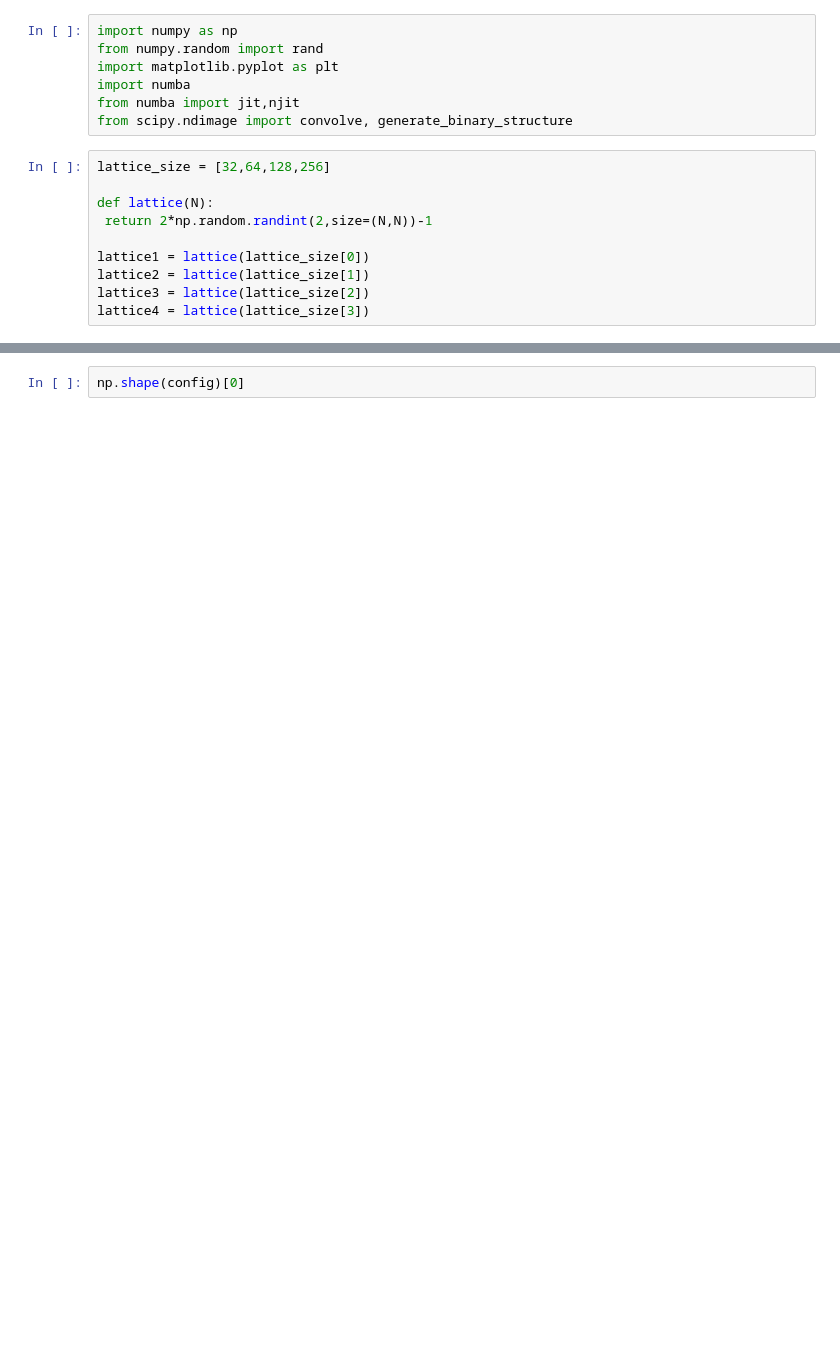
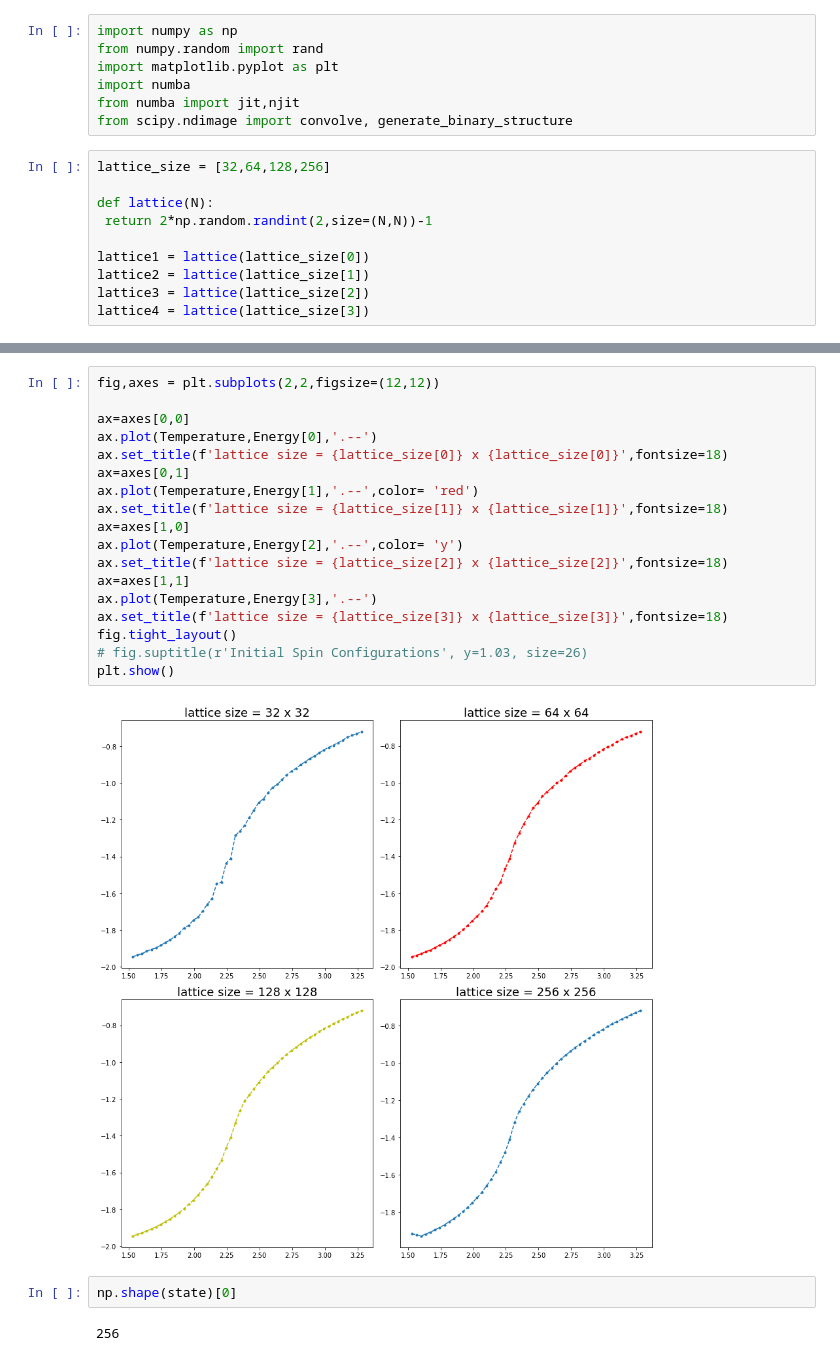
Before and after one commit to DUMUduwaka/Ising-Model, a Jupyter notebook: Ising_Model.ipynb, the cells around one changed output, grey strips where cells are left out. Saved outputs shown, nothing was run; the diff lists cells and outputs as text; blank space fills up the shorter version.

```diff
--- a/Ising_Model.ipynb
+++ b/Ising_Model.ipynb
@@ -132,4 +154,26 @@ plt.show()
+# %%
+fig,axes = plt.subplots(2,2,figsize=(12,12))
+
+ax=axes[0,0]
+ax.plot(Temperature,Energy[0],'.--')
+ax.set_title(f'lattice size = {lattice_size[0]} x {lattice_size[0]}',fontsize=18)
+ax=axes[0,1]
+ax.plot(Temperature,Energy[1],'.--',color= 'red')
+ax.set_title(f'lattice size = {lattice_size[1]} x {lattice_size[1]}',fontsize=18)
+ax=axes[1,0]
+ax.plot(Temperature,Energy[2],'.--',color= 'y')
+ax.set_title(f'lattice size = {lattice_size[2]} x {lattice_size[2]}',fontsize=18)
+ax=axes[1,1]
+ax.plot(Temperature,Energy[3],'.--')
+ax.set_title(f'lattice size = {lattice_size[3]} x {lattice_size[3]}',fontsize=18)
+fig.tight_layout()
+# fig.suptitle(r'Initial Spin Configurations', y=1.03, size=26)
+plt.show()
+# %% [output]
+[figure, added]
 # %%
-np.shape(config)[0]
+np.shape(state)[0]
+# %% [output]
+256
 # %%
 np.random.randint(0, 50)
```
Also changed, not shown: parts of 8 cells of this notebook.
